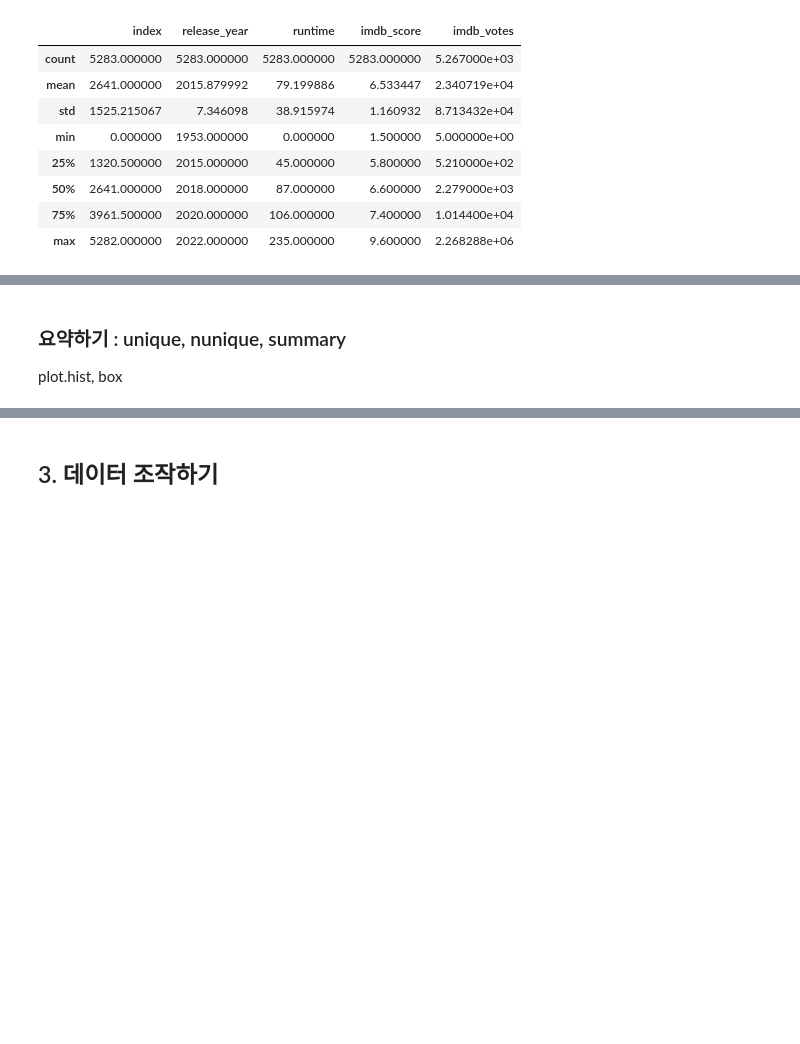
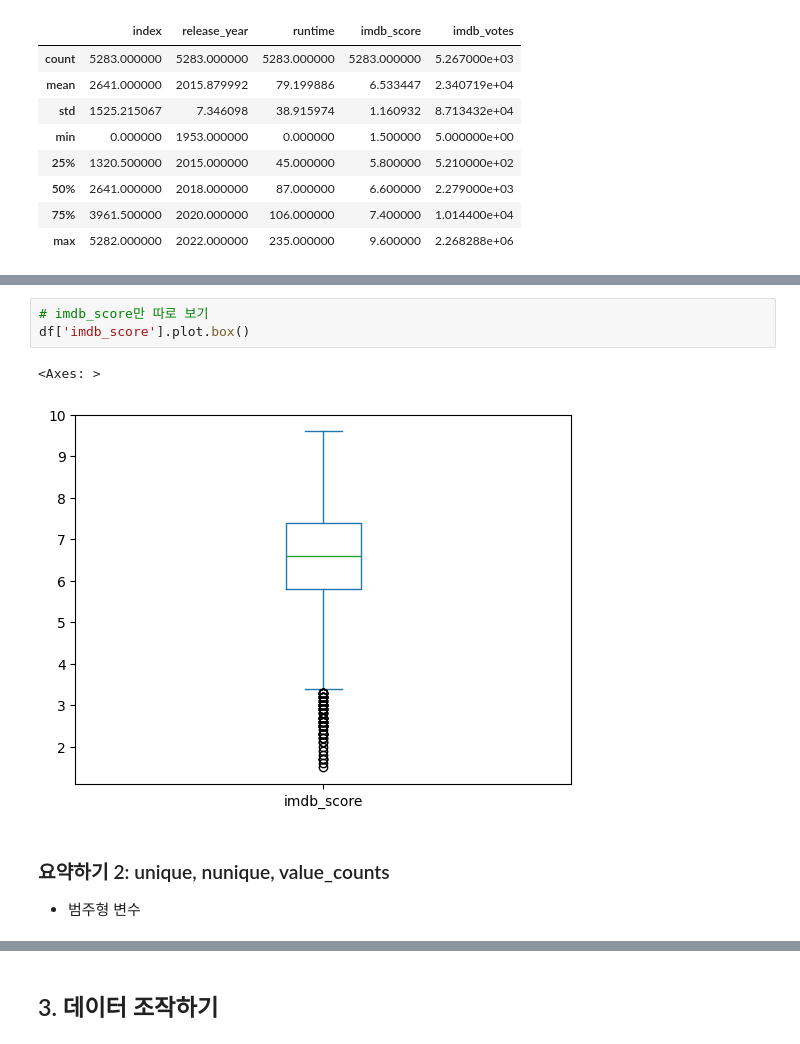
Before and after one commit to 8a496b/ds2_class, a Jupyter notebook: Netflix_IMDb.ipynb, the cells around one changed output, grey strips where cells are left out. Drawn from its saved outputs; the diff is of its cells as text; blank space fills up the shorter version.

```diff
--- a/Netflix_IMDb.ipynb
+++ b/Netflix_IMDb.ipynb
@@ -141,3 +151,9 @@ df.describe(percentiles = [i/10 for i in range(10)])
+# %%
+# imdb_score만 따로 보기
+df['imdb_score'].plot.box()
+# %% [output]
+<Axes: >
+[figure, added]
 # %% [markdown]
-### 요약하기 : unique, nunique, summary
-plot.hist, box
+### 요약하기 2: unique, nunique, value_counts
+- 범주형 변수
```
Also changed, not shown: parts of 95 cells of this notebook.
